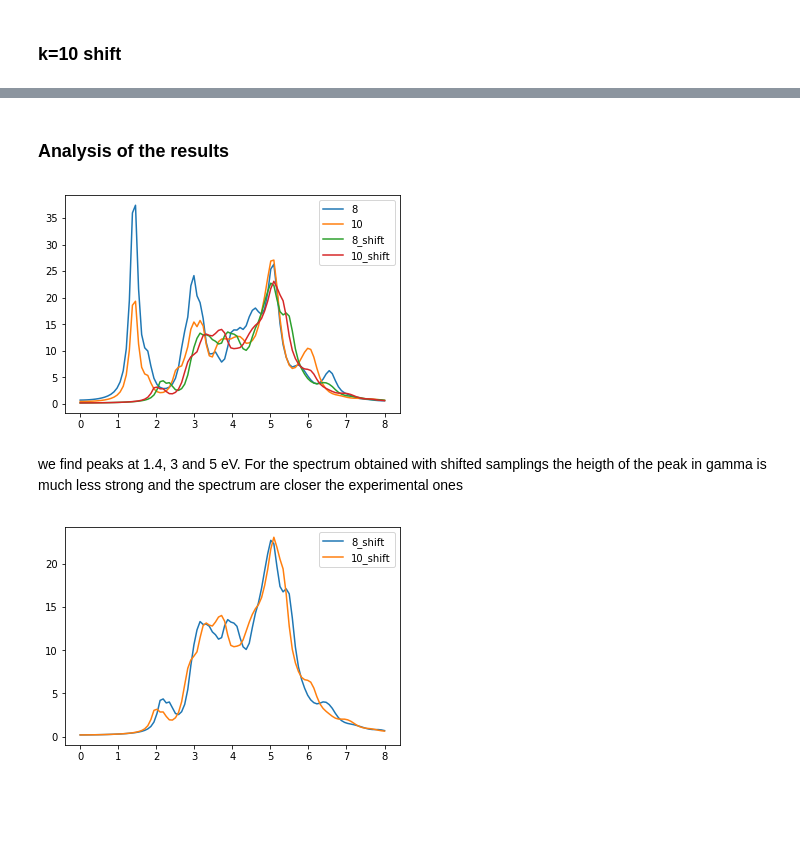
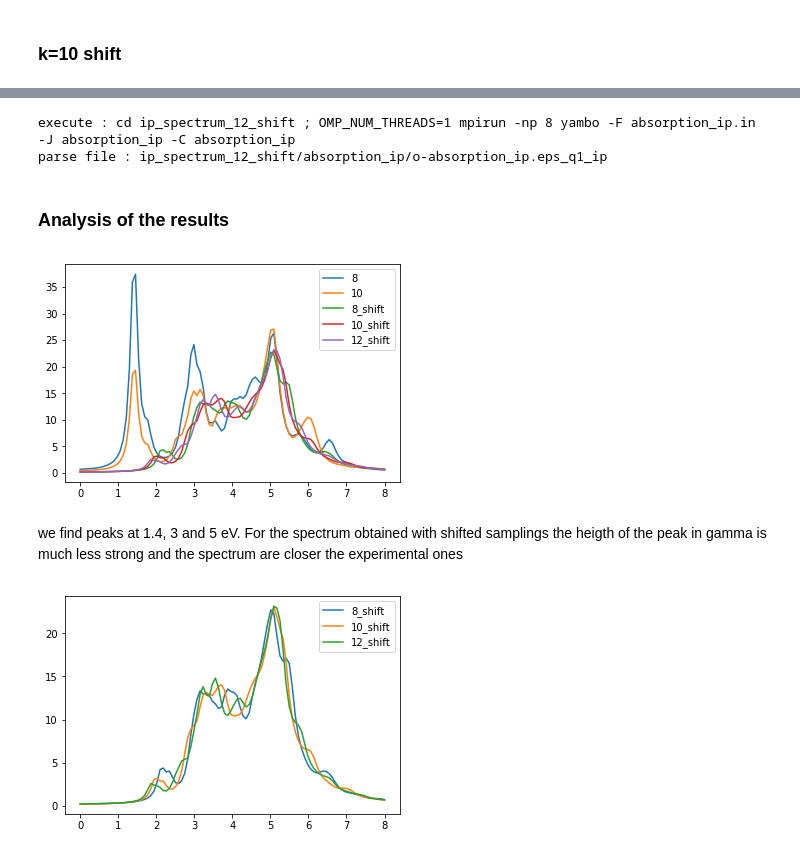
Before and after one commit to marcodalessandro76/Generation-and-decay-of-the-degree-of-spin-polarization-in-GaAs, a Jupyter notebook: Absorption_spectrum_ip.ipynb, the cells around one changed output, grey strips where cells are left out. Saved outputs shown, nothing was run; the diff lists cells and outputs as text; code cells hidden in the pictures; blank space fills up the shorter version.

```diff
--- a/Absorption_spectrum_ip.ipynb
+++ b/Absorption_spectrum_ip.ipynb
@@ -130,0 +126,2 @@ parse file : ip_spectrum_10_shift/absorption_ip/o-absorption_ip.eps_q1_ip
+# %%
+ip_12_shift = D.Dataset(label='12_shift',run_dir='ip_spectrum_12_shift',pre_processing='yambo')
@@ -131,3 +147,8 @@ parse file : ip_spectrum_10_shift/absorption_ip/o-absorption_ip.eps_q1_ip
+# %%
+ip_12_shift.run()
+# %% [output]
+execute : cd ip_spectrum_12_shift ; OMP_NUM_THREADS=1 mpirun -np 8 yambo -F absorption_ip.in -J absorption_ip -C absorption_ip
+parse file : ip_spectrum_12_shift/absorption_ip/o-absorption_ip.eps_q1_ip
 # %% [markdown]
 ### Analysis of the results
 # %%
@@ -135,22 +156,25 @@ res_8 = ip_8.results[0]
 res_10 = ip_10.results[0]
 res_8_shift = ip_8_shift.results[0]
 res_10_shift = ip_10_shift.results[0]
+res_12_shift = ip_12_shift.results[0]
 # %%
 plt.plot(res_8.E,res_8.Im,label='8')
 plt.plot(res_10.E,res_10.Im,label='10')
 plt.plot(res_8_shift.E,res_8_shift.Im,label='8_shift')
 plt.plot(res_10_shift.E,res_10_shift.Im,label='10_shift')
+plt.plot(res_12_shift.E,res_12_shift.Im,label='12_shift')
 #plt.plot(res.E,res.Re,label='re')
 plt.legend()
 plt.show()
 # %% [output]
-[figure, old version]
+[figure, new version]
 # %% [markdown]
 we find peaks at 1.4, 3 and 5 eV. For the spectrum obtained with shifted samplings the heigth of the peak in gamma is much less strong and the spectrum are closer the experimental ones
 # %%
 plt.plot(res_8_shift.E,res_8_shift.Im,label='8_shift')
 plt.plot(res_10_shift.E,res_10_shift.Im,label='10_shift')
+plt.plot(res_12_shift.E,res_12_shift.Im,label='12_shift')
 plt.legend()
 plt.show()
 # %% [output]
-[figure, old version]
+[figure, new version]
```
Also changed, not shown: parts of 12 cells of this notebook, 4 other files.
